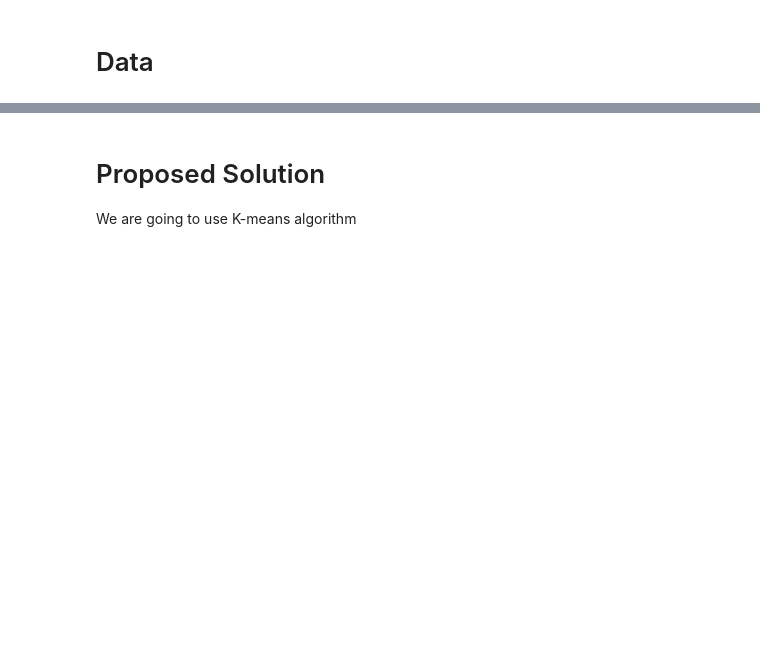
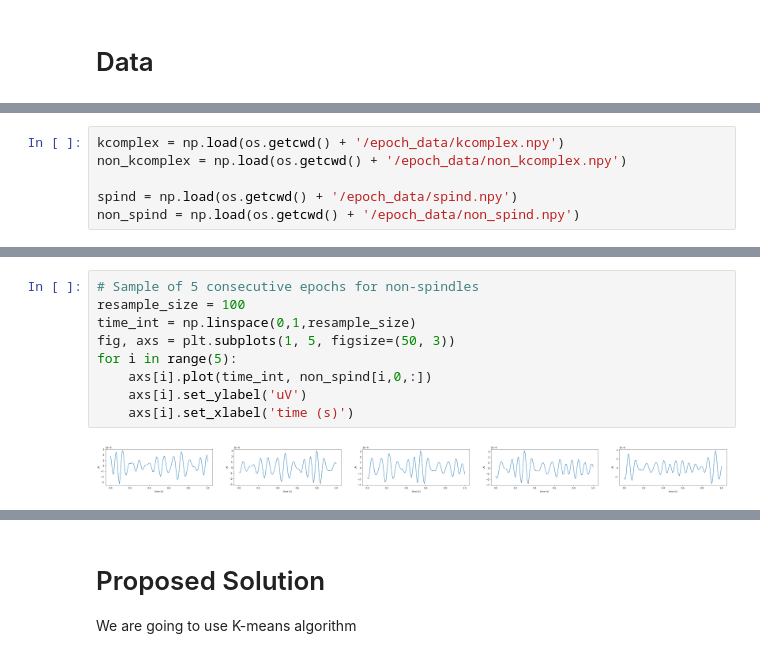
Before and after one commit to COGS118A/Group016-Sp22, a Jupyter notebook: Checkpoint_group016.ipynb, the cells around one changed output, grey strips where cells are left out. Drawn from its saved outputs; the diff is of its cells as text; blank space fills up the shorter version.

Commit message:
added data to checkpoint

```diff
--- a/Checkpoint_group016.ipynb
+++ b/Checkpoint_group016.ipynb
@@ -29,0 +37,6 @@ We want to be able to automate k complexes and swindles so that researchers don'
+# %%
+kcomplex = np.load(os.getcwd() + '/epoch_data/kcomplex.npy')
+non_kcomplex = np.load(os.getcwd() + '/epoch_data/non_kcomplex.npy')
+
+spind = np.load(os.getcwd() + '/epoch_data/spind.npy')
+non_spind = np.load(os.getcwd() + '/epoch_data/non_spind.npy')
@@ -29,0 +67,11 @@ We want to be able to automate k complexes and swindles so that researchers don'
+# %%
+# Sample of 5 consecutive epochs for non-spindles
+resample_size = 100
+time_int = np.linspace(0,1,resample_size)
+fig, axs = plt.subplots(1, 5, figsize=(50, 3))
+for i in range(5):
+    axs[i].plot(time_int, non_spind[i,0,:])
+    axs[i].set_ylabel('uV')
+    axs[i].set_xlabel('time (s)')
+# %% [output]
+[figure, added]
```
Also changed, not shown: parts of 10 cells of this notebook, 4 other files.
